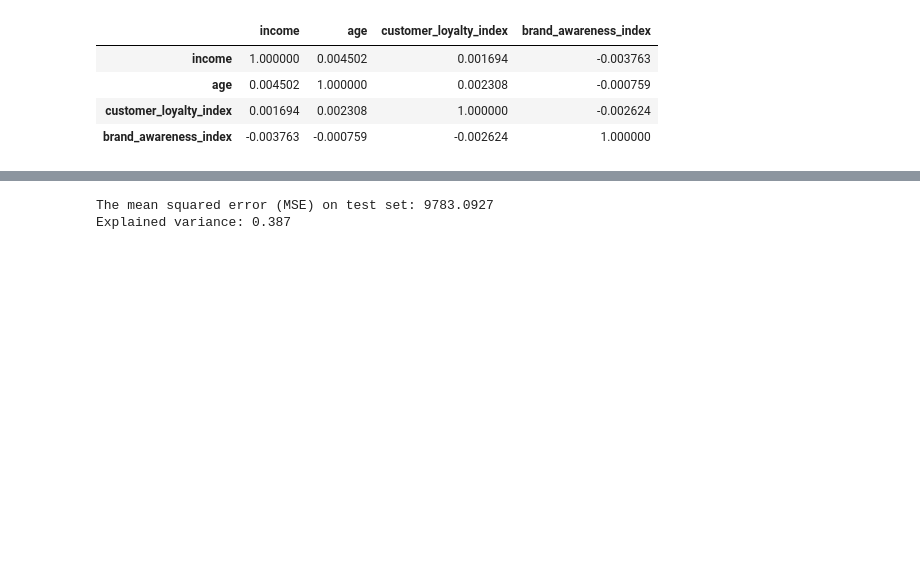
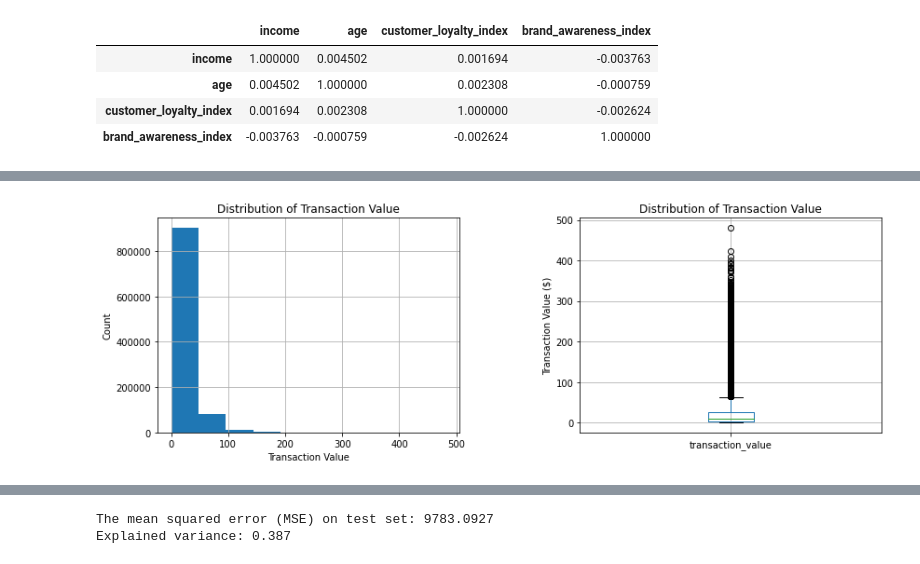
Before and after one commit to jacobweiss2305/ltv-model, a Jupyter notebook: model/notebooks/main.ipynb, the cells around one changed output, grey strips where cells are left out. Saved outputs shown, nothing was run; the diff lists cells and outputs as text; code cells hidden in the pictures; blank space fills up the shorter version.

```diff
--- a/model/notebooks/main.ipynb
+++ b/model/notebooks/main.ipynb
@@ -184,0 +223,22 @@ array([[<AxesSubplot:title={'center':'transaction_value'}>,
+# %%
+plt.subplot(1, 2, 1)
+ax = transactions.transaction_value.hist()
+ax.set_title("Distribution of Transaction Value")
+ax.set_xlabel("Transaction Value")
+ax.set_ylabel("Count")
+
+plt.subplot(1, 2, 2)
+ax = transactions.boxplot(column='transaction_value')
+ax.set_title("Distribution of Transaction Value")
+ax.set_ylabel("Transaction Value ($)")
+
+plt.subplots_adjust(left=0.1,
+                    bottom=0.1,
+                    right=1.9,
+                    top=0.9,
+                    wspace=0.4,
+                    hspace=0.4)
+
+plt.show()
+# %% [output]
+[figure, added]
```
Also changed, not shown: parts of 61 cells of this notebook, 2 other files.
